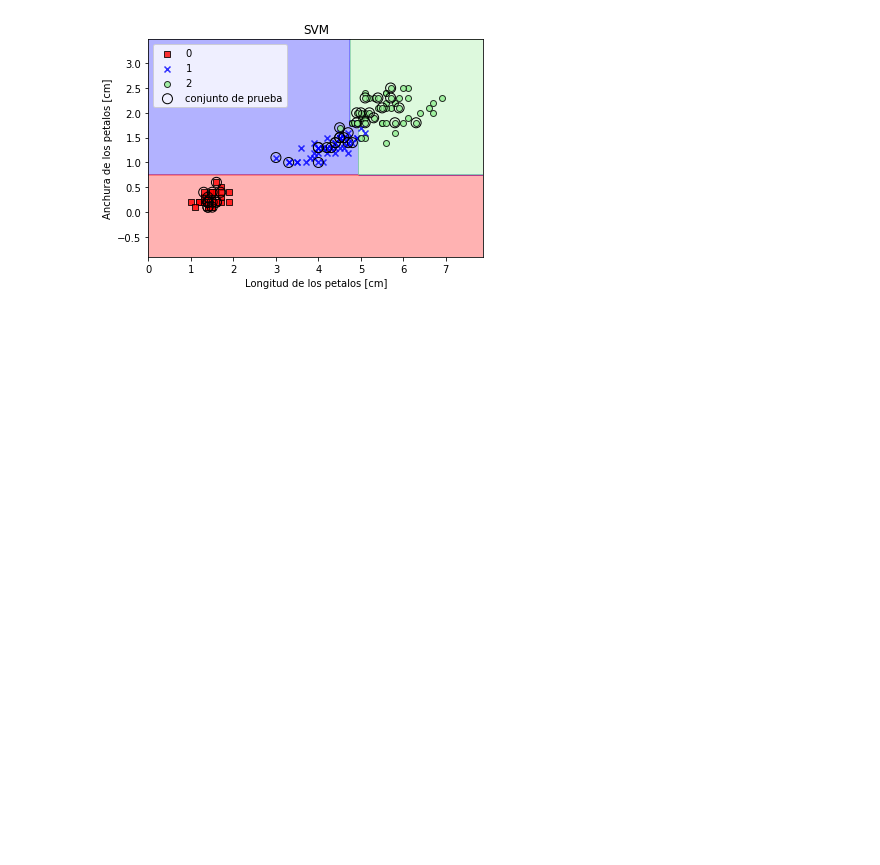
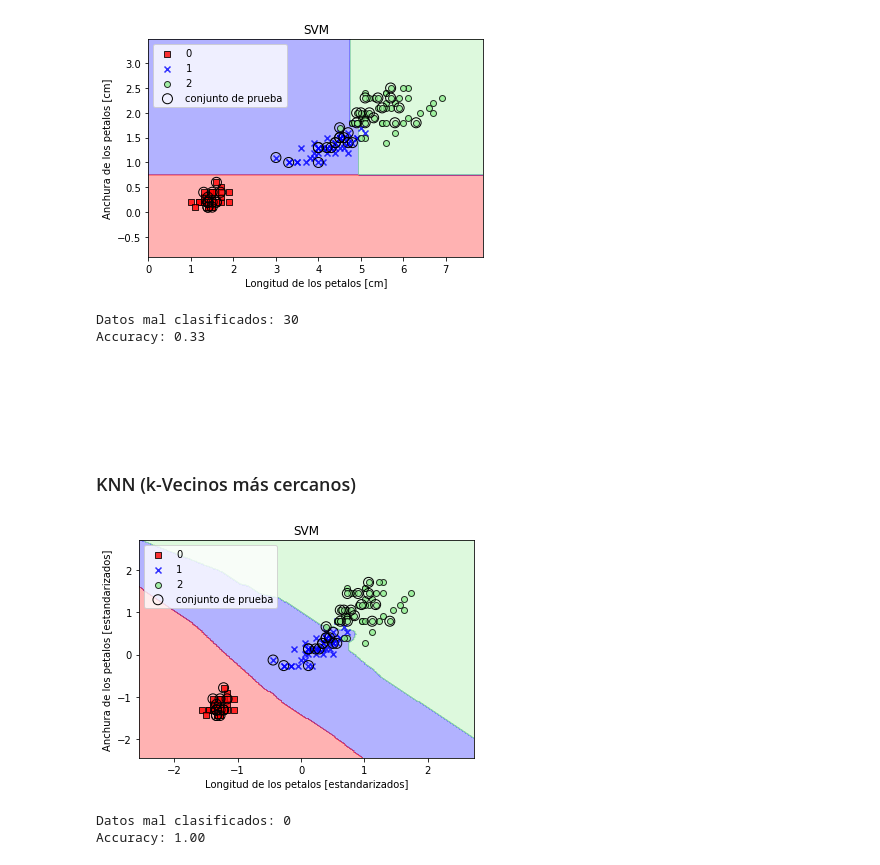
Before and after one commit to Daniel0495/ML_examples, a Jupyter notebook: Clasificacion.ipynb, the cells around one changed output. Drawn from its saved outputs; the diff is of its cells as text; code cells hidden in the pictures; blank space fills up the shorter version.

Commit message:
Clasificadores básicos.
Algoritmos de aprendizaje supervisado básicos como KKN, SVM, regresión logística, entre otros.

```diff
--- a/Clasificacion.ipynb
+++ b/Clasificacion.ipynb
@@ -178,3 +178,15 @@ plt.legend(loc='upper left')
 plt.show()
 # %% [output]
 [figure]
+# %%
+print('Datos mal clasificados: %d' %(y_test != tree.predict(X_test_std)).sum())
+print('Accuracy: %.2f' %(accuracy_score(y_test, tree.predict(X_test_std))))
+# %% [output]
+Datos mal clasificados: 30
+Accuracy: 0.33
+# %% [markdown]
+###
+# %% [markdown]
+###
+# %% [markdown]
+### KNN (k-Vecinos más cercanos)
@@ -180,0 +195,17 @@ plt.show()
+# %%
+knn = KNeighborsClassifier(n_neighbors=5, p=2, metric='minkowski')
+knn.fit(X_train_std, y_train)
+plot_decision_regions(X_combined_std, y_combined, classifier=knn, test_idx=range(105, 150))
+plt.xlabel('Longitud de los petalos [estandarizados]')
+plt.ylabel('Anchura de los petalos [estandarizados]')
+plt.title('SVM')
+plt.legend(loc='upper left')
+plt.show()
+# %% [output]
+[figure, added]
+# %%
+print('Datos mal clasificados: %d' %(y_test != knn.predict(X_test_std)).sum())
+print('Accuracy: %.2f' %(accuracy_score(y_test, knn.predict(X_test_std))))
+# %% [output]
+Datos mal clasificados: 0
+Accuracy: 1.00
```
Also changed, not shown: parts of 2 cells of this notebook.
